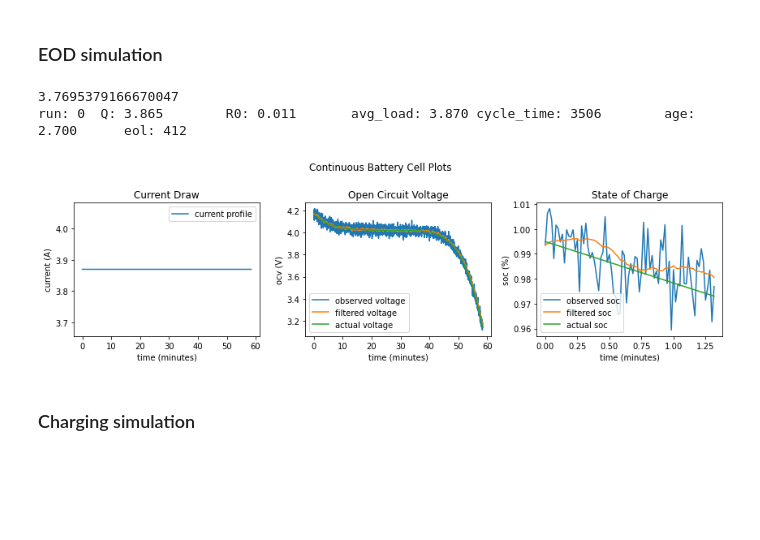
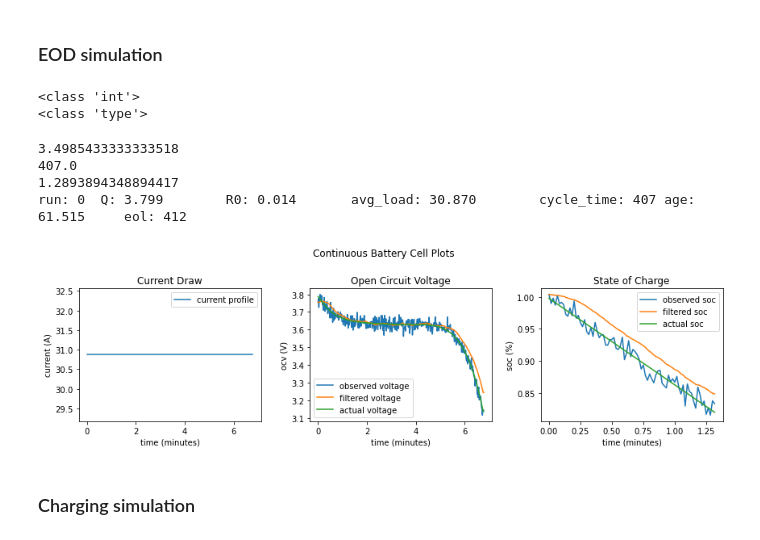
Before and after one commit to hazrmard/AirplaneFaultTolerance, a Jupyter notebook: powertrain.ipynb, the cells around one changed output. Saved outputs shown, nothing was run; the diff lists cells and outputs as text; code cells hidden in the pictures; blank space fills up the shorter version.

```diff
--- a/powertrain.ipynb
+++ b/powertrain.ipynb
@@ -88,14 +88,22 @@ three_plot(plot1=plot_q, plot2=plot_r, plot3=plot_z,
 [figure]
 # %% [markdown]
 ### EOD simulation
+# %%
+# simulate until EOD
+#cbcell.Q = 4.2
+print(type(2))
+print(type(int))
+# %% [output]
+<class 'int'>
+<class 'type'>
 # %%
-# simulate until EOD
-#cbcell.Q = 4.2
-cycle_test(cell=cbcell, dt=1.0, random_load=False, verbose=1,show_plot=True, reset=False, action=1)#, save_plot=True, file_name="figures/continuous_cell_test2.png")
+cycle_test(cell=cbcell, dt=1.0, c=30.8695,random_load=False, verbose=1,show_plot=True, reset=True, action=1)#, save_plot=True, file_name="figures/continuous_cell_test2.png")
 # %% [output]
-3.7695379166670047
-run: 0  Q: 3.865        R0: 0.011       avg_load: 3.870 cycle_time: 3506        age: 2.700      eol: 412
+3.4985433333333518
+407.0
+1.2893894348894417
+run: 0  Q: 3.799        R0: 0.014       avg_load: 30.870        cycle_time: 407 age: 61.515     eol: 412
-[figure, old version]
+[figure, new version]
 # %% [markdown]
 ### Charging simulation
 # %%
```
Also changed, not shown: parts of 2 cells of this notebook.
